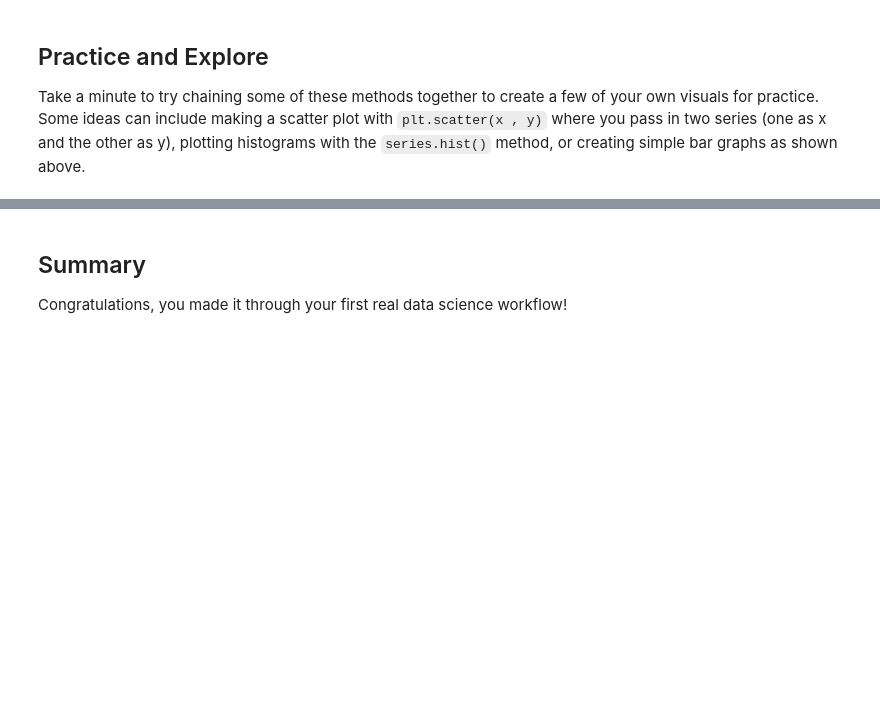
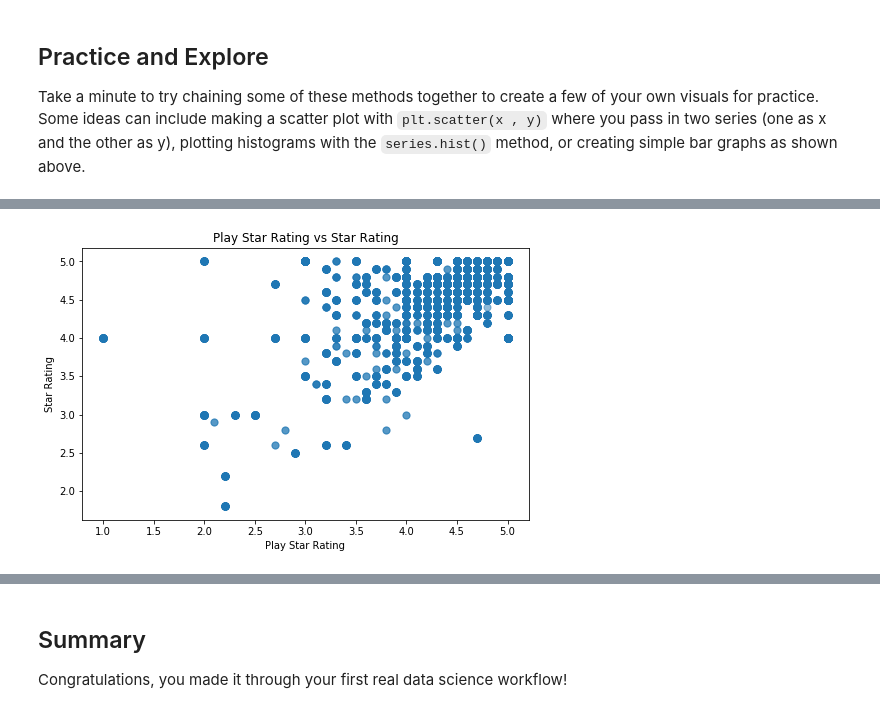
Before and after one commit to erdosn/dsc-first-codealong-data-science, a Jupyter notebook: index.ipynb, the cells around one changed output, grey strips where cells are left out. Drawn from its saved outputs; the diff is of its cells as text; code cells hidden in the pictures; blank space fills up the shorter version.

```diff
--- a/index.ipynb
+++ b/index.ipynb
@@ -266,0 +480,9 @@ df.play_star_rating.hist()
+# %%
+plt.figure(figsize=(8, 5))
+plt.scatter(df.play_star_rating, df.star_rating, s=50, alpha=0.5)
+plt.xlabel("Play Star Rating")
+plt.ylabel("Star Rating")
+plt.title("Play Star Rating vs Star Rating")
+plt.show()
+# %% [output]
+[figure, added]
```
Also changed, not shown: parts of 32 cells of this notebook.
